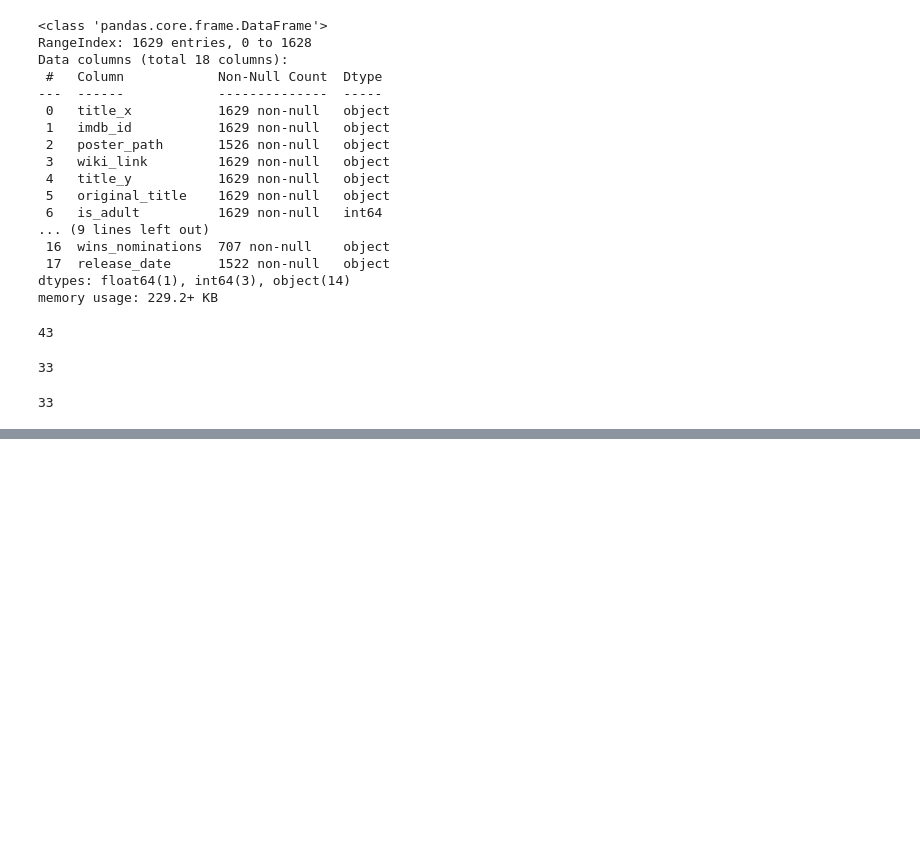
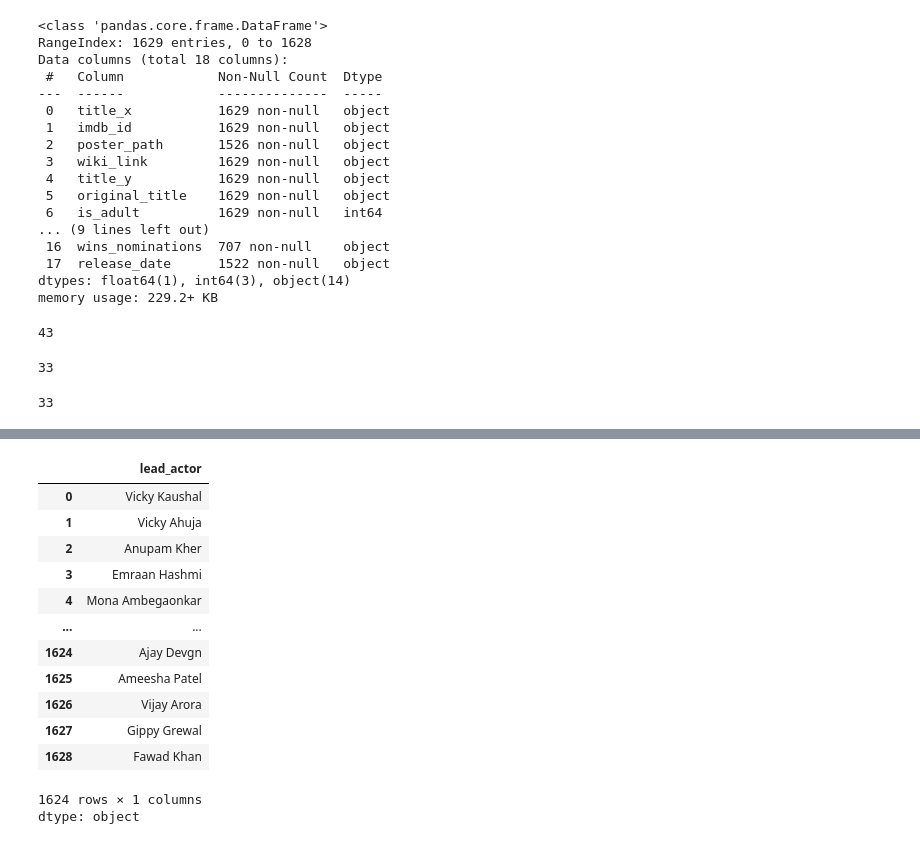
Before and after one commit to akmayank94/DA-Useful-Libraries, a Jupyter notebook: pandas files/pandas_dataframes.ipynb, the cells around one changed output, grey strips where cells are left out. Saved outputs shown, nothing was run; the diff lists cells and outputs as text; code cells hidden in the pictures; blank space fills up the shorter version.

```diff
--- a/pandas files/pandas_dataframes.ipynb
+++ b/pandas files/pandas_dataframes.ipynb
@@ -641,0 +644,3 @@ movies[movies['genres'].str.split('|').apply(lambda x: 'Action' in x) & (movies[
+# %%
+# completely new
+movies['Country'] = 'India'
@@ -641,0 +667,3 @@ movies[movies['genres'].str.split('|').apply(lambda x: 'Action' in x) & (movies[
+# %%
+movies.dropna(subset=['actors'], inplace=True)
+movies.info()
@@ -641,0 +688,20 @@ movies[movies['genres'].str.split('|').apply(lambda x: 'Action' in x) & (movies[
+# %%
+# for existing ones
+movies['lead_actor'] = movies['actors'].str.split('|').apply(lambda x: x[0])
+# %%
+movies['lead_actor']
+# %% [output]
+|  | lead_actor |
+| 0 | Vicky Kaushal |
+| 1 | Vicky Ahuja |
+| 2 | Anupam Kher |
+| 3 | Emraan Hashmi |
+| 4 | Mona Ambegaonkar |
+| ... | ... |
+| 1624 | Ajay Devgn |
+| 1625 | Ameesha Patel |
+| 1626 | Vijay Arora |
+| 1627 | Gippy Grewal |
+| 1628 | Fawad Khan |
+1624 rows × 1 columns
+dtype: object
```
Also changed, not shown: parts of 8 cells of this notebook.
